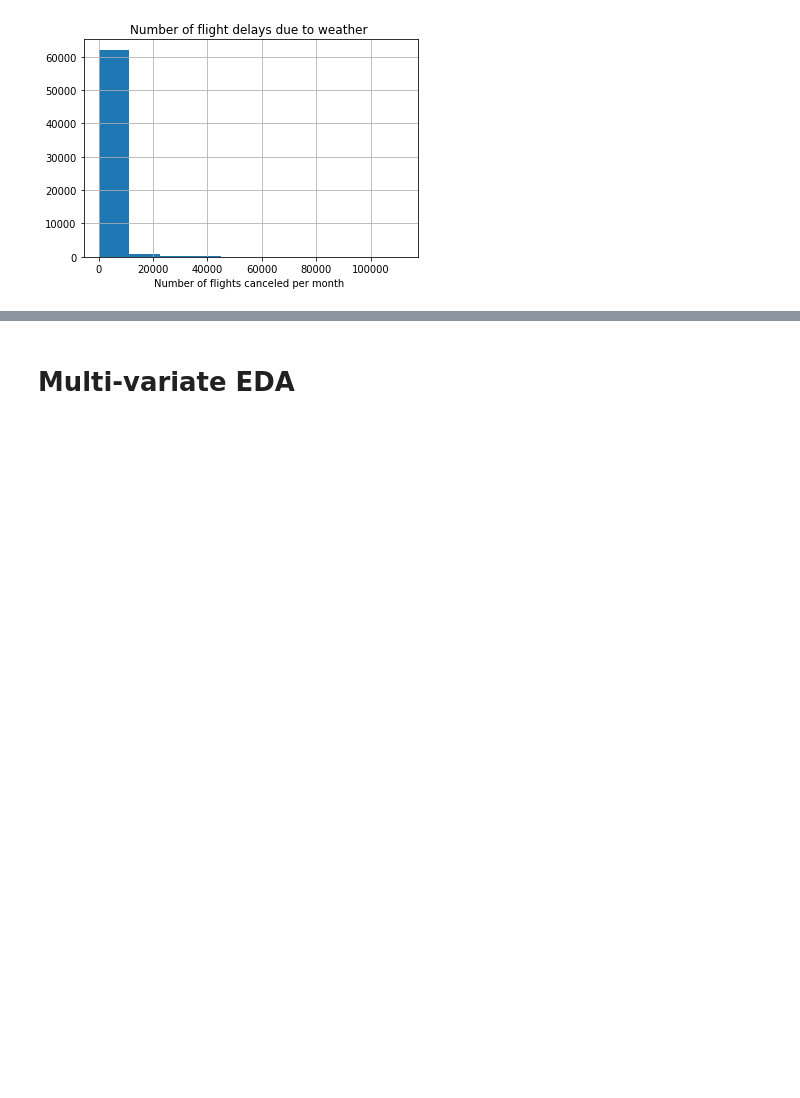
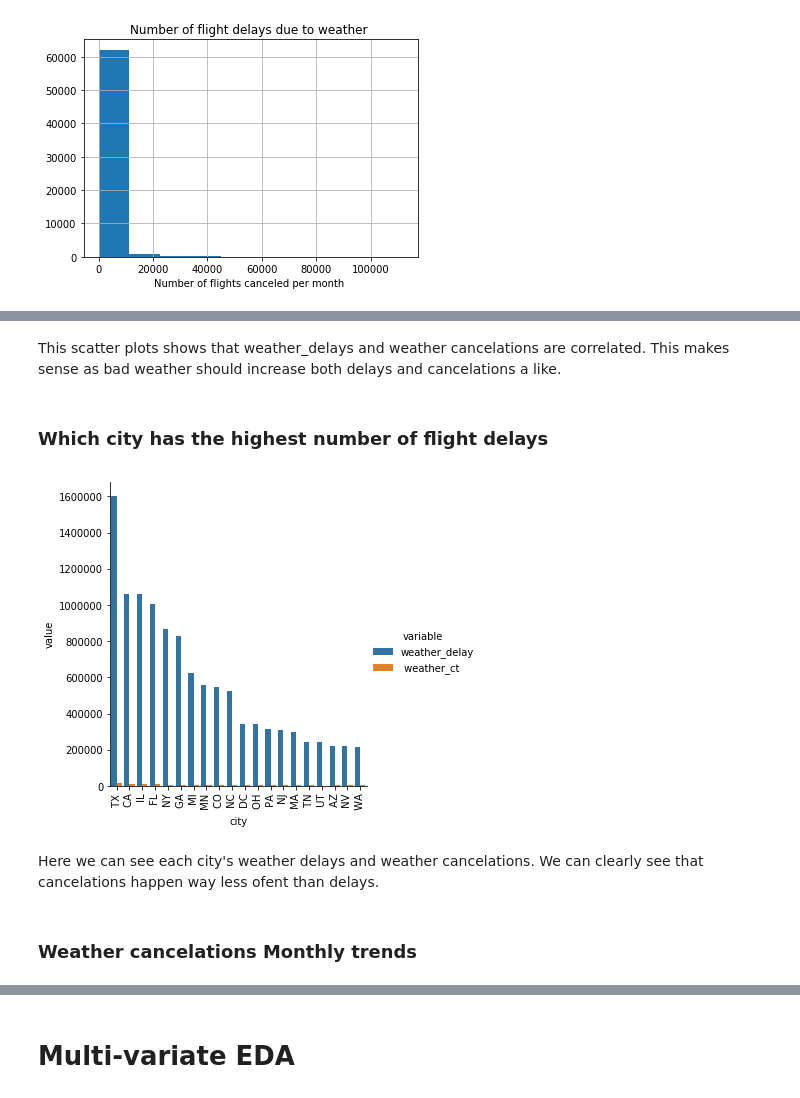
Before and after one commit to abdullahtarek/flight_delays_eda, a Jupyter notebook: EDA.ipynb, the cells around one changed output, grey strips where cells are left out. Cells and saved outputs as stored; diff of their text form; code cells hidden in the pictures; blank space fills up the shorter version.

```diff
--- a/EDA.ipynb
+++ b/EDA.ipynb
@@ -345,0 +366,28 @@ plt.show()
+# %% [markdown]
+This scatter plots shows that weather_delays and weather cancelations are correlated. This makes sense as bad weather should increase both delays and cancelations a like.
+# %% [markdown]
+### Which city has the highest number of flight delays
+# %%
+df['city'] = df['airport_name'].str.split(',').str[-1].str.split(':').str[0]
+city_delays = df[['city','weather_delay',' weather_ct']].groupby('city').sum().reset_index().sort_values('weather_delay',ascending=False)
+
+city_delays = city_delays.iloc[:20]
+
+city_delays = pd.melt(city_delays, id_vars='city', value_vars=['weather_delay', ' weather_ct'])
+
+#city_delays.plot.bar(x='city',y='weather_delay')
+#city_delays.plot.bar(x='city',y=' weather_ct')
+
+#plt.ylabel("number of flight delays")
+#plt.title('Number of flight delays per city for the highest 20 cities')
+#plt.show()
+
+sn.factorplot(x='city', y='value', hue='variable', data=city_delays, kind='bar')
+plt.xticks(rotation=90)
+plt.show()
+# %% [output]
+[figure, added]
+# %% [markdown]
+Here we can see each city's weather delays and weather cancelations. We can clearly see that cancelations happen way less ofent than delays.
+# %% [markdown]
+### Weather cancelations Monthly trends
```
Also changed, not shown: parts of 24 cells of this notebook.
